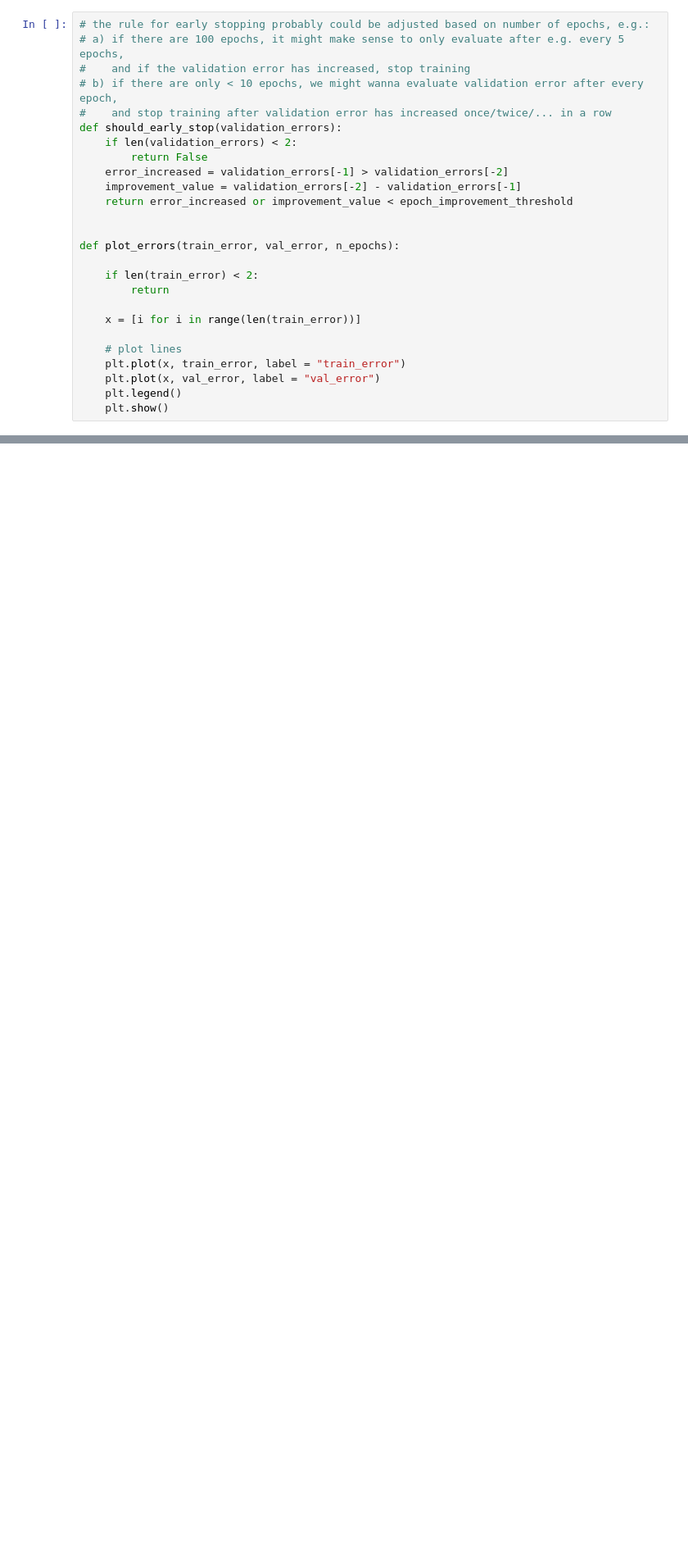
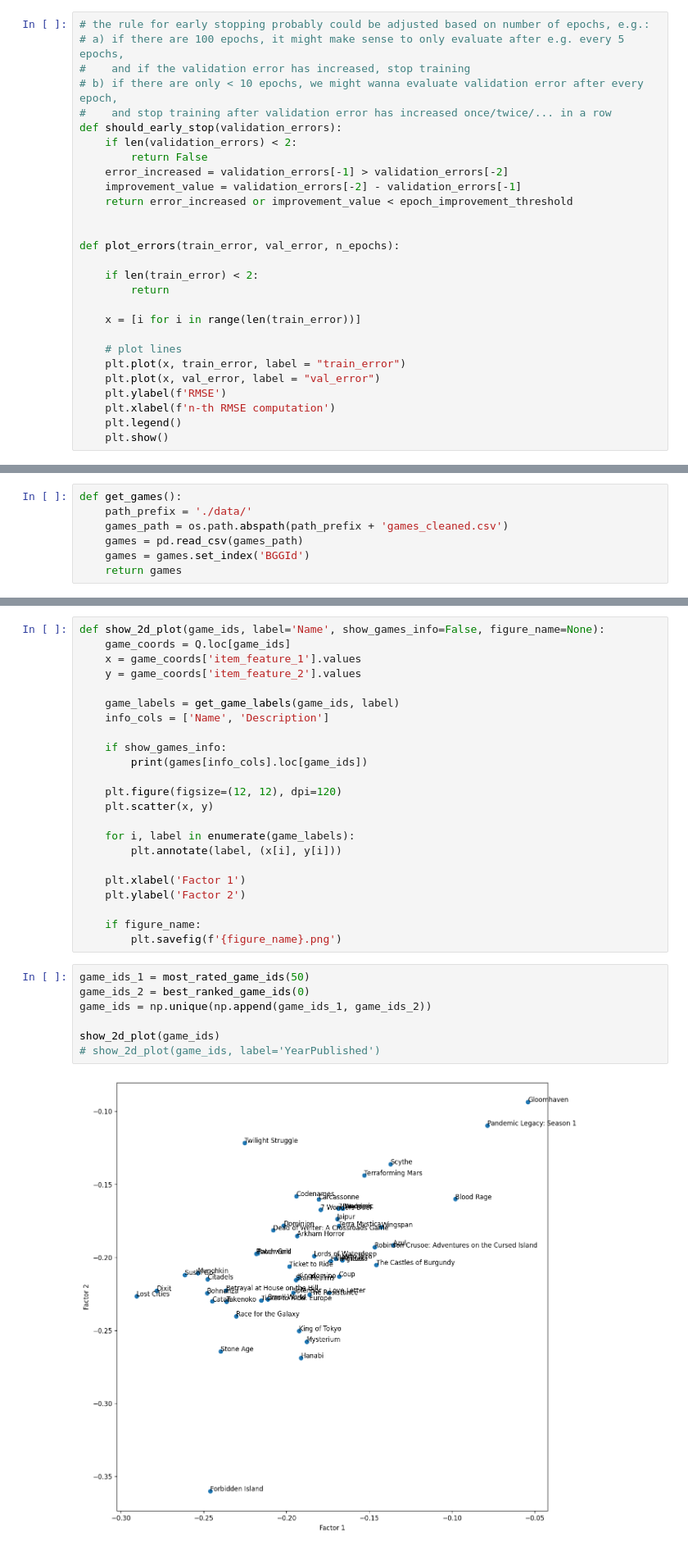
Before and after one commit to petr7555/pv254-board-games-recommender, a Jupyter notebook: server/playground/michal_salasek/latent_factors.ipynb, the cells around one changed output, grey strips where cells are left out. Shown at 82% size. Drawn from its saved outputs; the diff is of its cells as text; blank space fills up the shorter version.

Commit message:
feat: add new version of jupyter notebook with testing - RMSE, 2D plots etc.

```diff
--- a/server/playground/michal_salasek/latent_factors.ipynb
+++ b/server/playground/michal_salasek/latent_factors.ipynb
@@ -267,6 +335,8 @@ def plot_errors(train_error, val_error, n_epochs):
     # plot lines
     plt.plot(x, train_error, label = "train_error")
     plt.plot(x, val_error, label = "val_error")
+    plt.ylabel(f'RMSE')
+    plt.xlabel(f'n-th RMSE computation')
     plt.legend()
     plt.show()
 # %%
@@ -401,0 +633,7 @@ save_dfs(P, Q)
+# %%
+def get_games():
+    path_prefix = './data/'
+    games_path = os.path.abspath(path_prefix + 'games_cleaned.csv')
+    games = pd.read_csv(games_path)
+    games = games.set_index('BGGId')
+    return games
@@ -401,0 +674,32 @@ save_dfs(P, Q)
+# %%
+def show_2d_plot(game_ids, label='Name', show_games_info=False, figure_name=None):
+    game_coords = Q.loc[game_ids]
+    x = game_coords['item_feature_1'].values
+    y = game_coords['item_feature_2'].values
+
+    game_labels = get_game_labels(game_ids, label)
+    info_cols = ['Name', 'Description']
+
+    if show_games_info:
+        print(games[info_cols].loc[game_ids])
+
+    plt.figure(figsize=(12, 12), dpi=120)
+    plt.scatter(x, y)
+
+    for i, label in enumerate(game_labels):
+        plt.annotate(label, (x[i], y[i]))
+
+    plt.xlabel('Factor 1')
+    plt.ylabel('Factor 2')
+
+    if figure_name:
+        plt.savefig(f'{figure_name}.png')
+# %%
+game_ids_1 = most_rated_game_ids(50)
+game_ids_2 = best_ranked_game_ids(0)
+game_ids = np.unique(np.append(game_ids_1, game_ids_2))
+
+show_2d_plot(game_ids)
+# show_2d_plot(game_ids, label='YearPublished')
+# %% [output]
+[figure, added]
```
Also changed, not shown: parts of 53 cells of this notebook.
